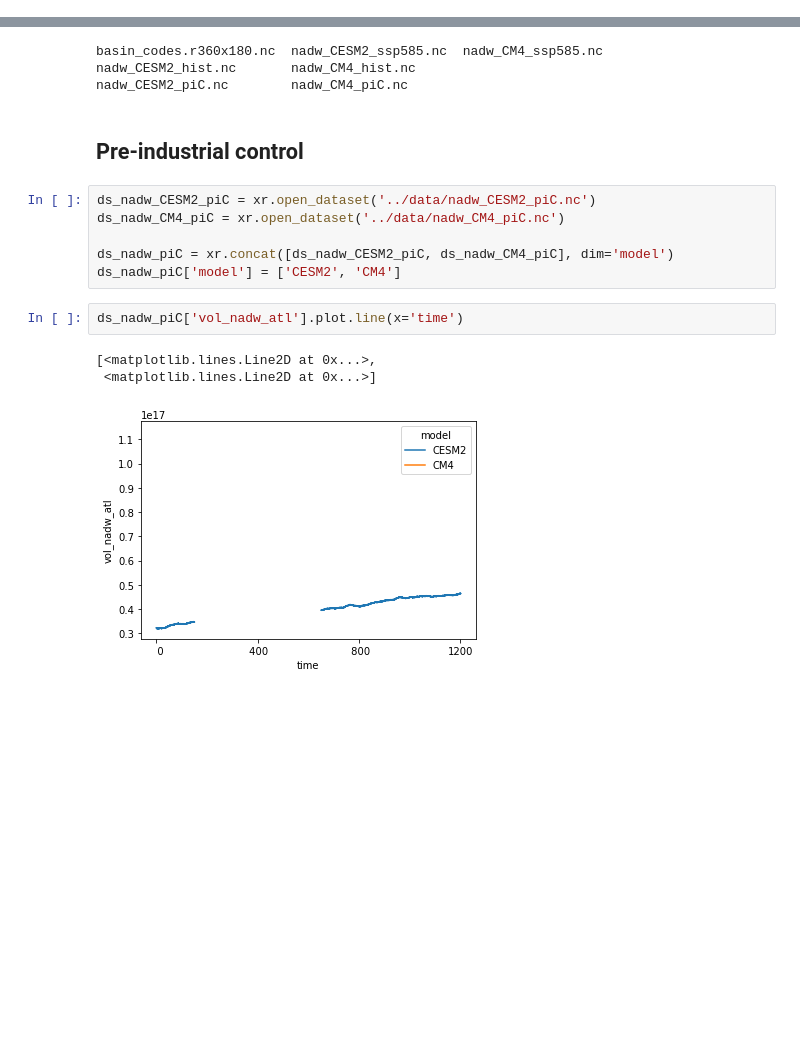
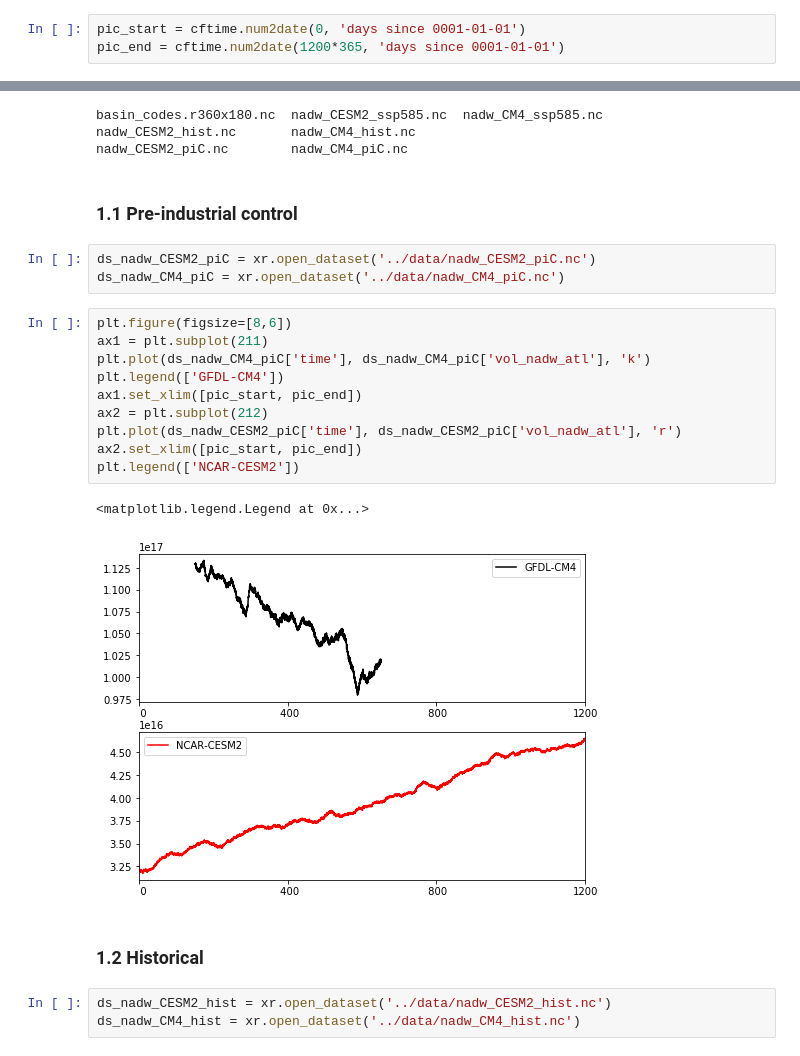
Before and after one commit to raphaeldussin/cmip6hack_water_masses_future, a Jupyter notebook: notebooks/Results.ipynb, the cells around one changed output, grey strips where cells are left out. Drawn from its saved outputs; the diff is of its cells as text; blank space fills up the shorter version.

```diff
--- a/notebooks/Results.ipynb
+++ b/notebooks/Results.ipynb
@@ -8,3 +12,6 @@ import matplotlib.pylab as plt
+# %%
+pic_start = cftime.num2date(0, 'days since 0001-01-01')
+pic_end = cftime.num2date(1200*365, 'days since 0001-01-01')
 # %%
 !ls ../data
 # %% [output]
@@ -12,18 +19,27 @@ basin_codes.r360x180.nc  nadw_CESM2_ssp585.nc  nadw_CM4_ssp585.nc
 nadw_CESM2_hist.nc       nadw_CM4_hist.nc
 nadw_CESM2_piC.nc        nadw_CM4_piC.nc
 # %% [markdown]
-## Pre-industrial control
+### 1.1 Pre-industrial control
 # %%
 ds_nadw_CESM2_piC = xr.open_dataset('../data/nadw_CESM2_piC.nc')
 ds_nadw_CM4_piC = xr.open_dataset('../data/nadw_CM4_piC.nc')
-
-ds_nadw_piC = xr.concat([ds_nadw_CESM2_piC, ds_nadw_CM4_piC], dim='model')
-ds_nadw_piC['model'] = ['CESM2', 'CM4']
-# %%
-ds_nadw_piC['vol_nadw_atl'].plot.line(x='time')
-# %% [output]
-[<matplotlib.lines.Line2D at 0x...>,
- <matplotlib.lines.Line2D at 0x...>]
-[figure, removed]
+# %%
+plt.figure(figsize=[8,6])
+ax1 = plt.subplot(211)
+plt.plot(ds_nadw_CM4_piC['time'], ds_nadw_CM4_piC['vol_nadw_atl'], 'k')
+plt.legend(['GFDL-CM4'])
+ax1.set_xlim([pic_start, pic_end])
+ax2 = plt.subplot(212)
+plt.plot(ds_nadw_CESM2_piC['time'], ds_nadw_CESM2_piC['vol_nadw_atl'], 'r')
+ax2.set_xlim([pic_start, pic_end])
+plt.legend(['NCAR-CESM2'])
+# %% [output]
+<matplotlib.legend.Legend at 0x...>
+[figure, added]
+# %% [markdown]
+### 1.2 Historical
+# %%
+ds_nadw_CESM2_hist = xr.open_dataset('../data/nadw_CESM2_hist.nc')
+ds_nadw_CM4_hist = xr.open_dataset('../data/nadw_CM4_hist.nc')
 # %%
 plt.figure(figsize=[8,6])
```
Also changed, not shown: parts of 18 cells of this notebook, 1 other file.
